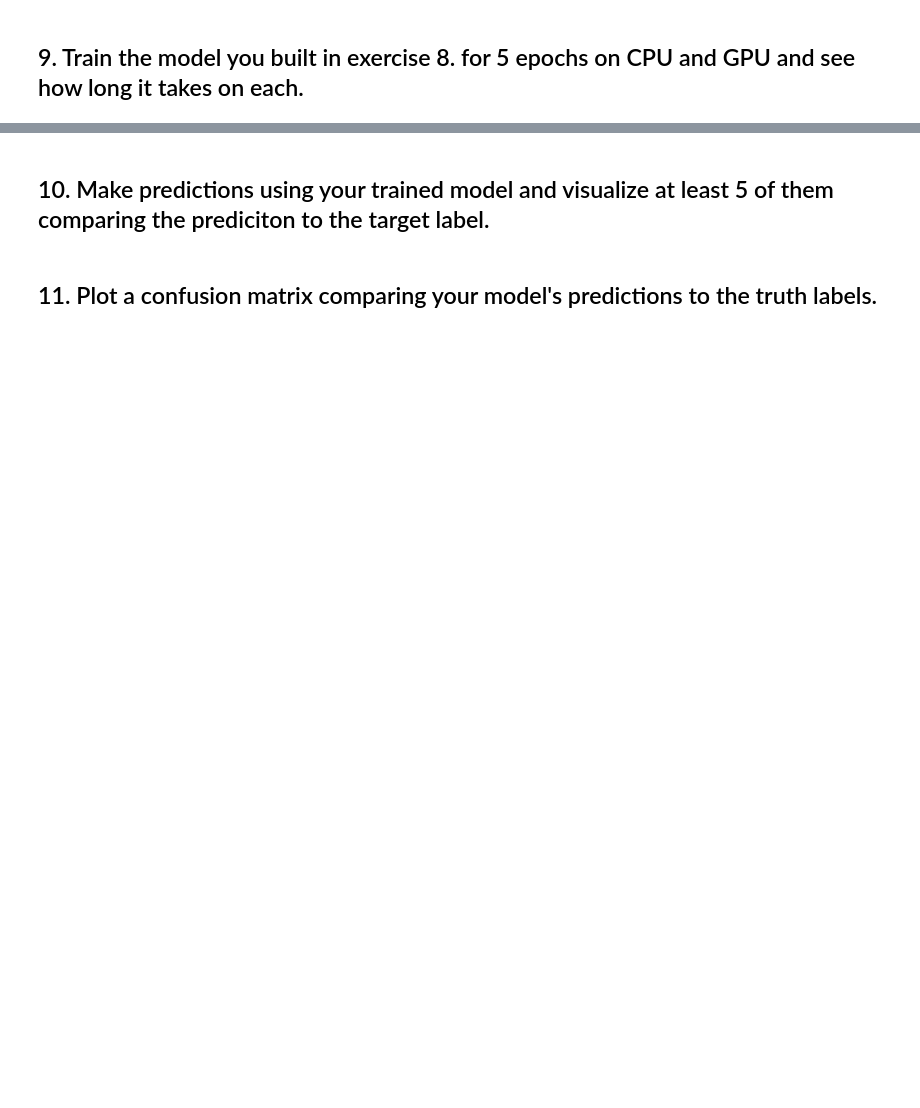
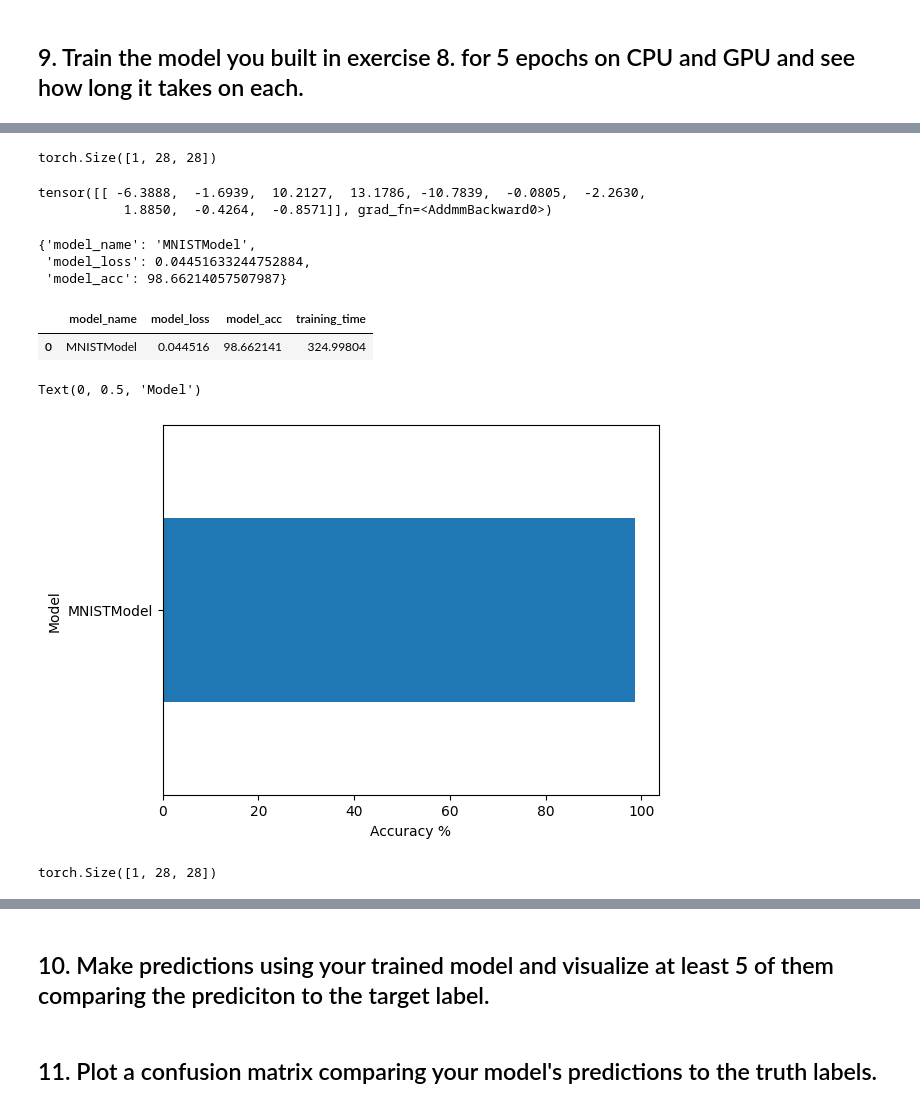
Before and after one commit to bassemr/pytorch_learning, a Jupyter notebook: extras/exercises/03_pytorch_computer_vision_exercises.ipynb, the cells around one changed output, grey strips where cells are left out. Drawn from its saved outputs; the diff is of its cells as text; code cells hidden in the pictures; blank space fills up the shorter version.

```diff
--- a/extras/exercises/03_pytorch_computer_vision_exercises.ipynb
+++ b/extras/exercises/03_pytorch_computer_vision_exercises.ipynb
@@ -63,0 +119,3 @@ print(torch.__version__)
+# %%
+class_names = train_data.classes
+class_names
@@ -71,0 +368,27 @@ print(torch.__version__)
+# %%
+from tqdm.auto import tqdm
+
+torch.manual_seed(42)
+
+
+train_time_start = timer()
+
+epochs = 5
+for epoch in tqdm(range(epochs), desc="Training..."):
+  print(f"Epoch: {epoch}\n--------")
+  train_step(model=model,
+             data_loader=train_dataloader,
+             loss_fn=loss_fn,
+             accuracy_fn=accuracy_fn,
+             optimizer=optimizer,
+             device=device)
+  test_step(model=model,
+            data_loader=test_dataloader,
+            loss_fn=loss_fn,
+            accuracy_fn=accuracy_fn,
+            device=device)
+train_time_end = timer()
+
+total_time = print_train_time(start=train_time_start,
+                              end=train_time_end,
+                              device=device)
@@ -71,0 +413,37 @@ print(torch.__version__)
+# %%
+rand_image_tensor = torch.randn(size=(1, 28, 28)).to(device)
+rand_image_tensor.shape
+# %% [output]
+torch.Size([1, 28, 28])
+# %%
+model(rand_image_tensor.unsqueeze(0).to(device))
+# %% [output]
+tensor([[ -6.3888,  -1.6939,  10.2127,  13.1786, -10.7839,  -0.0805,  -2.2630,
+           1.8850,  -0.4264,  -0.8571]], grad_fn=<AddmmBackward0>)
+# %%
+model_results = eval_model(model=model,
+                          data_loader=test_dataloader,
+                          loss_fn=loss_fn,
+                          accuracy_fn=accuracy_fn,
+                          device=device)
+# %%
+model_results
+# %% [output]
+{'model_name': 'MNISTModel',
+ 'model_loss': 0.04451633244752884,
+ 'model_acc': 98.66214057507987}
+# %%
+import pandas as pd
+model_df = pd.DataFrame([model_results])
+model_df["training_time"] = total_time
+model_df
+# %% [output]
+|  | model_name | model_loss | model_acc | training_time |
+| 0 | MNISTModel | 0.044516 | 98.662141 | 324.99804 |
+# %%
+model_df.set_index("model_name")["model_acc"].plot(kind="barh")
+plt.xlabel("Accuracy %")
+plt.ylabel("Model")
+# %% [output]
+Text(0, 0.5, 'Model')
+[figure, added]
@@ -71,0 +464,10 @@ print(torch.__version__)
+# %%
+import random
+# random.seed(42)
+test_samples, test_labels = [], []
+for sample, label in random.sample(list(test_data), k=9):
+  test_samples.append(sample)
+  test_labels.append(label)
+test_samples[0].shape
+# %% [output]
+torch.Size([1, 28, 28])
```
Also changed, not shown: parts of 34 cells of this notebook.
